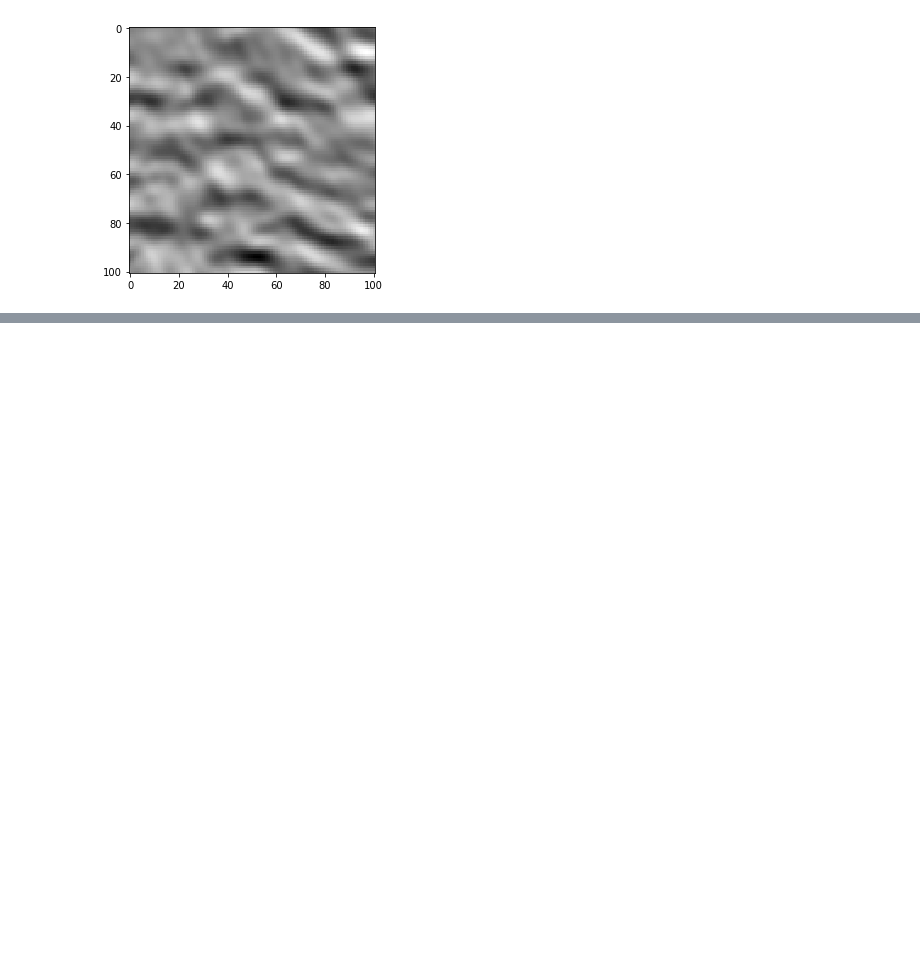
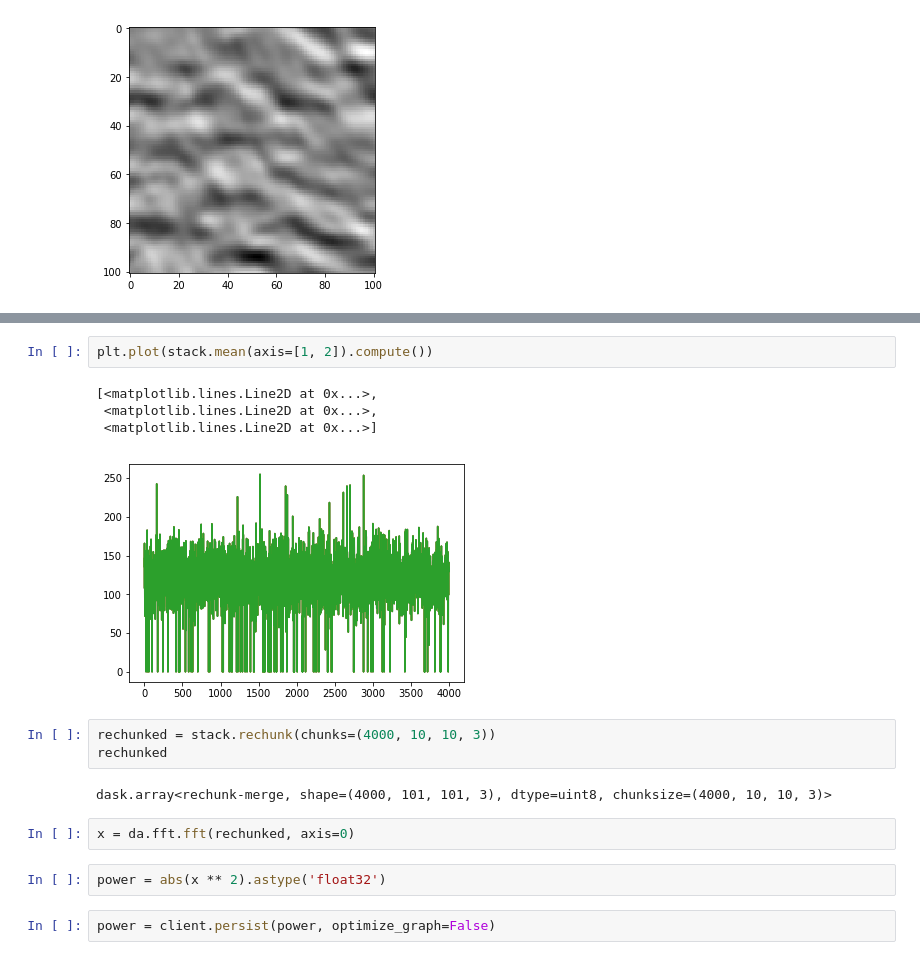
Before and after one commit to A3-labs/tgs-salt-identification-challenge, a Jupyter notebook: notebooks/01-data-exploration.ipynb, the cells around one changed output, grey strips where cells are left out. Drawn from its saved outputs; the diff is of its cells as text; blank space fills up the shorter version.

```diff
--- a/notebooks/01-data-exploration.ipynb
+++ b/notebooks/01-data-exploration.ipynb
@@ -55,0 +143,18 @@ skimage.io.imshow(sample)
+# %%
+plt.plot(stack.mean(axis=[1, 2]).compute())
+# %% [output]
+[<matplotlib.lines.Line2D at 0x...>,
+ <matplotlib.lines.Line2D at 0x...>,
+ <matplotlib.lines.Line2D at 0x...>]
+[figure, added]
+# %%
+rechunked = stack.rechunk(chunks=(4000, 10, 10, 3))
+rechunked
+# %% [output]
+dask.array<rechunk-merge, shape=(4000, 101, 101, 3), dtype=uint8, chunksize=(4000, 10, 10, 3)>
+# %%
+x = da.fft.fft(rechunked, axis=0)
+# %%
+power = abs(x ** 2).astype('float32')
+# %%
+power = client.persist(power, optimize_graph=False)
```
Also changed, not shown: parts of 21 cells of this notebook, 1 other file.
